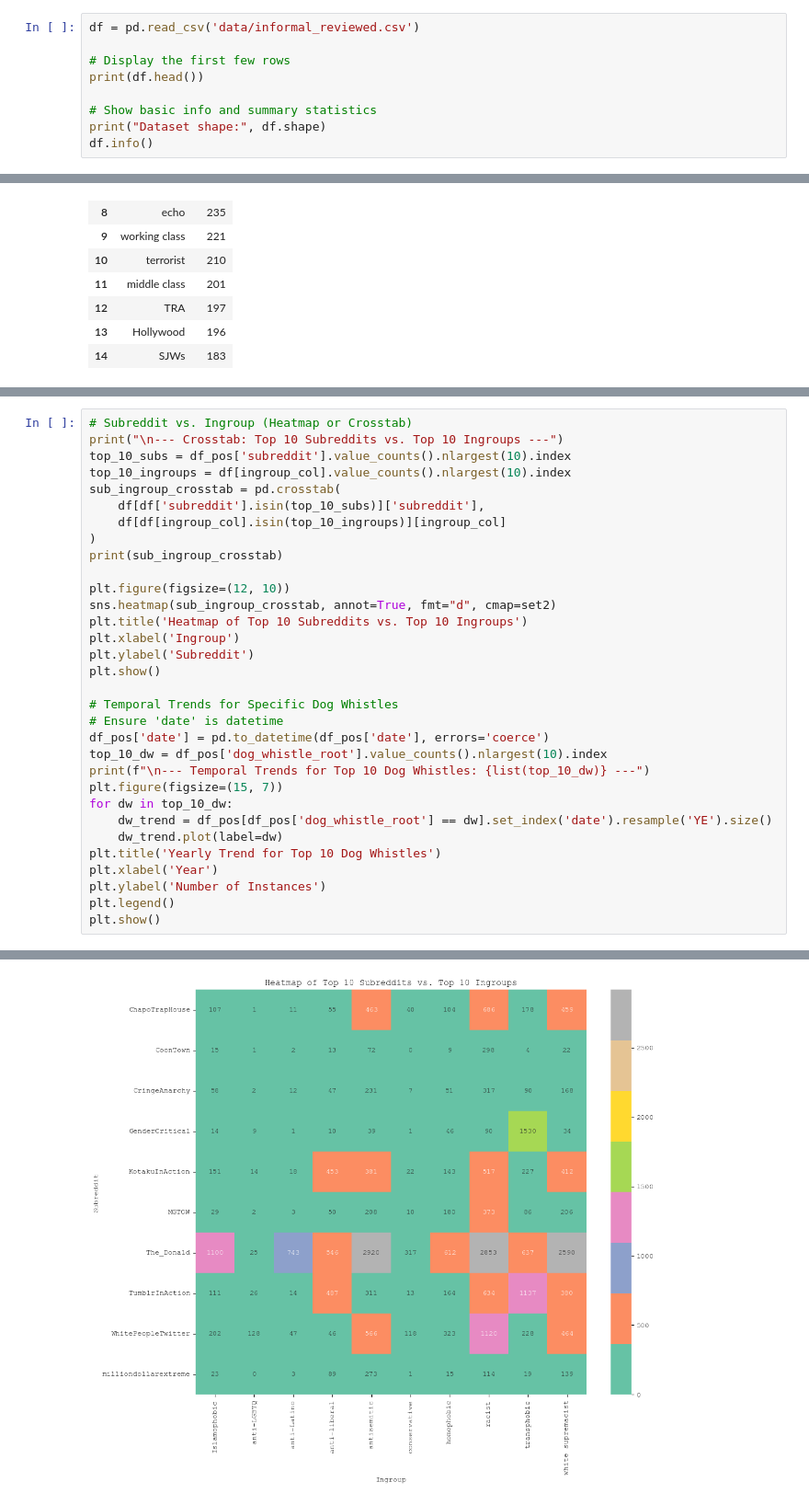
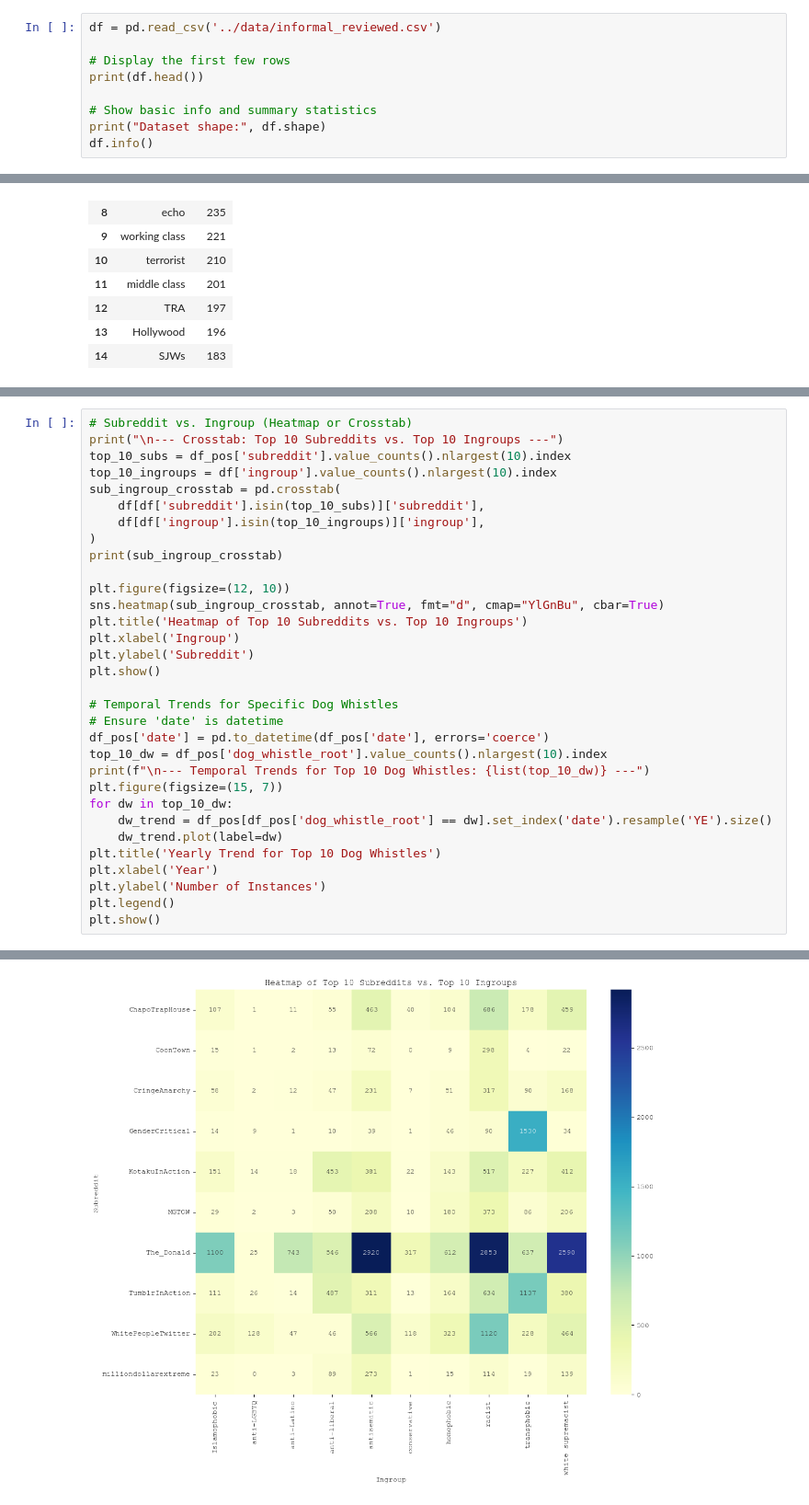
Before and after one commit to lino-zurmuehl/Master_Thesis_Dogwhistle, a Jupyter notebook: preprocessing/EDA.ipynb, the cells around one changed output, grey strips where cells are left out. Shown at 92% size. Cells and saved outputs as stored; diff of their text form.

```diff
--- a/preprocessing/EDA.ipynb
+++ b/preprocessing/EDA.ipynb
@@ -16,5 +12,5 @@ print(sns.color_palette("Set2").as_hex()[2])
 # %%
-df = pd.read_csv('data/informal_reviewed.csv')
+df = pd.read_csv('../data/informal_reviewed.csv')
 
 # Display the first few rows
 print(df.head())
@@ -443,15 +345,15 @@ Name: count, dtype: int64
 # Subreddit vs. Ingroup (Heatmap or Crosstab)
 print("\n--- Crosstab: Top 10 Subreddits vs. Top 10 Ingroups ---")
 top_10_subs = df_pos['subreddit'].value_counts().nlargest(10).index
-top_10_ingroups = df[ingroup_col].value_counts().nlargest(10).index
+top_10_ingroups = df['ingroup'].value_counts().nlargest(10).index
 sub_ingroup_crosstab = pd.crosstab(
     df[df['subreddit'].isin(top_10_subs)]['subreddit'],
-    df[df[ingroup_col].isin(top_10_ingroups)][ingroup_col]
+    df[df['ingroup'].isin(top_10_ingroups)]['ingroup'],
 )
 print(sub_ingroup_crosstab)
 
 plt.figure(figsize=(12, 10))
-sns.heatmap(sub_ingroup_crosstab, annot=True, fmt="d", cmap=set2)
+sns.heatmap(sub_ingroup_crosstab, annot=True, fmt="d", cmap="YlGnBu", cbar=True)
 plt.title('Heatmap of Top 10 Subreddits vs. Top 10 Ingroups')
 plt.xlabel('Ingroup')
 plt.ylabel('Subreddit')
@@ -462,32 +364,32 @@ plt.show()
 df_pos['date'] = pd.to_datetime(df_pos['date'], errors='coerce')
 top_10_dw = df_pos['dog_whistle_root'].value_counts().nlargest(10).index
 print(f"\n--- Temporal Trends for Top 10 Dog Whistles: {list(top_10_dw)} ---")
 plt.figure(figsize=(15, 7))
 for dw in top_10_dw:
     dw_trend = df_pos[df_pos['dog_whistle_root'] == dw].set_index('date').resample('YE').size()
     dw_trend.plot(label=dw)
 plt.title('Yearly Trend for Top 10 Dog Whistles')
 plt.xlabel('Year')
 plt.ylabel('Number of Instances')
 plt.legend()
 plt.show()
 # %% [output]
 --- Crosstab: Top 10 Subreddits vs. Top 10 Ingroups ---
 ingroup               Islamophobic  anti-LGBTQ  anti-Latino  anti-liberal  \
 subreddit
 ChapoTrapHouse                 107           1           11            55
 CoonTown                        15           1            2            13
 CringeAnarchy                   58           2           12            47
 GenderCritical                  14           9            1            10
 KotakuInAction                 151          14           18           453
 MGTOW                           29           2            3            50
 The_Donald                    1100          25          743           546
 TumblrInAction                 111          26           14           487
 WhitePeopleTwitter             202         128           47            46
 ... (23 lines left out)
 The_Donald                    637               2590
 TumblrInAction               1137                380
 WhitePeopleTwitter            228                464
 milliondollarextreme           19                139
-[figure, old version]
+[figure, new version]
 --- Temporal Trends for Top 10 Dog Whistles: ['social justice warrior', 'centipede', 'cuck', 'soy boy', 'illegal aliens', 'globalist', 'illegal immigrant', 'autogynephile', 'beta', 'multiculturalism'] ...
```
Also changed, not shown: parts of 12 cells of this notebook, 7 other files.
